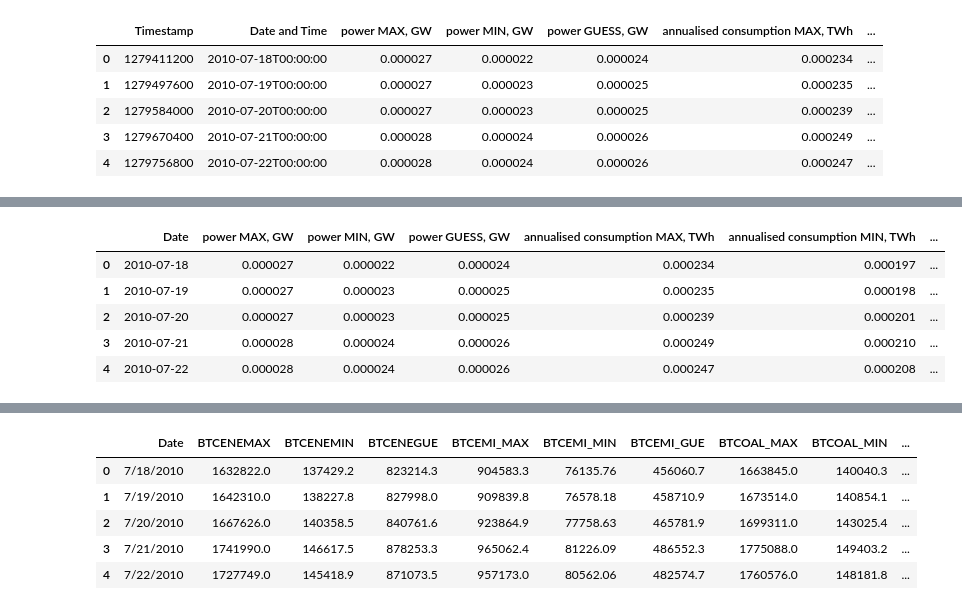
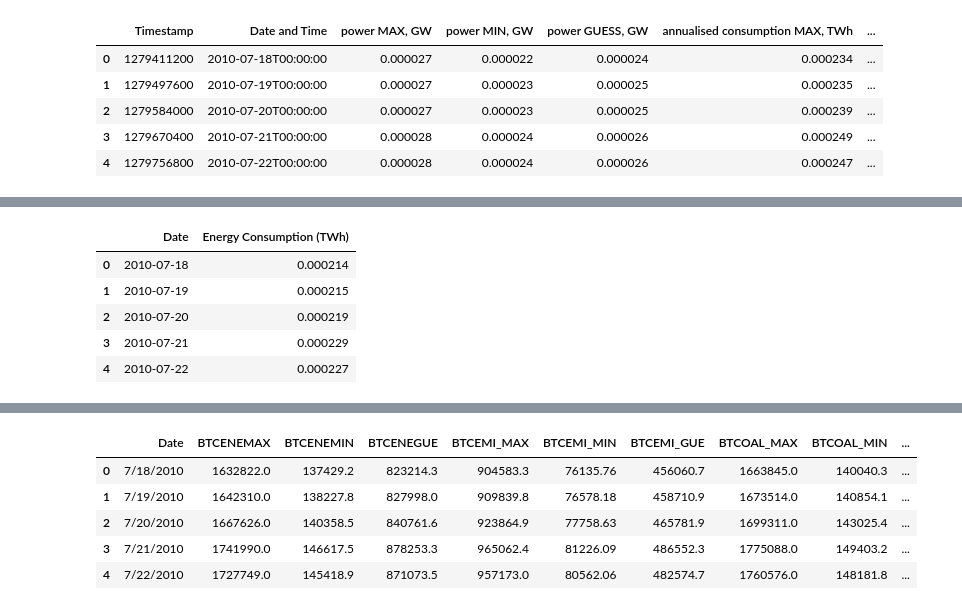
Before and after one commit to nicocoloco/cs132proj, a Jupyter notebook: CS-132-Final-Project.ipynb, the cells around one changed output, grey strips where cells are left out. Cells and saved outputs as stored; diff of their text form; code cells hidden in the pictures.

```diff
--- a/CS-132-Final-Project.ipynb
+++ b/CS-132-Final-Project.ipynb
@@ -28,15 +46,26 @@ df1.head()
 # %%
+# drop irrelevant columns
 df1.drop('Timestamp', axis=1, inplace=True)
-df1["Date and Time"] = pd.to_datetime(df1["Date and Time"])
+df1.drop('power MAX, GW', axis=1, inplace=True)
+df1.drop('power MIN, GW', axis=1, inplace=True)
+df1.drop('power GUESS, GW', axis=1, inplace=True)
+df1.drop('annualised consumption MAX, TWh', axis=1, inplace=True)
+df1.drop('annualised consumption MIN, TWh', axis=1, inplace=True)
+
+df1["Date and Time"] = pd.to_datetime(df1["Date and Time"]) # change datetime to date
+
+# rename columns
 df1.rename(columns = {'Date and Time':'Date'}, inplace = True)
+df1.rename(columns = {'annualised consumption GUESS, TWh':'Energy Consumption (TWh)'}, inplace = True)
+
 threshhold = len(df1.index)*0.7
 df1.dropna(axis=1, thresh=threshhold, inplace=True)
 df1.dropna(inplace=True)
 df1.head()
 # %% [output]
-|  | Date | power MAX, GW | power MIN, GW | power GUESS, GW | annualised consumption MAX, TWh | annualised consumption MIN, TWh | ... |
-| 0 | 2010-07-18 | 0.000027 | 0.000022 | 0.000024 | 0.000234 | 0.000197 | ... |
-| 1 | 2010-07-19 | 0.000027 | 0.000023 | 0.000025 | 0.000235 | 0.000198 | ... |
-| 2 | 2010-07-20 | 0.000027 | 0.000023 | 0.000025 | 0.000239 | 0.000201 | ... |
-| 3 | 2010-07-21 | 0.000028 | 0.000024 | 0.000026 | 0.000249 | 0.000210 | ... |
-| 4 | 2010-07-22 | 0.000028 | 0.000024 | 0.000026 | 0.000247 | 0.000208 | ... |
+|  | Date | Energy Consumption (TWh) |
+| 0 | 2010-07-18 | 0.000214 |
+| 1 | 2010-07-19 | 0.000215 |
+| 2 | 2010-07-20 | 0.000219 |
+| 3 | 2010-07-21 | 0.000229 |
+| 4 | 2010-07-22 | 0.000227 |
```
Also changed, not shown: parts of 28 cells of this notebook.
